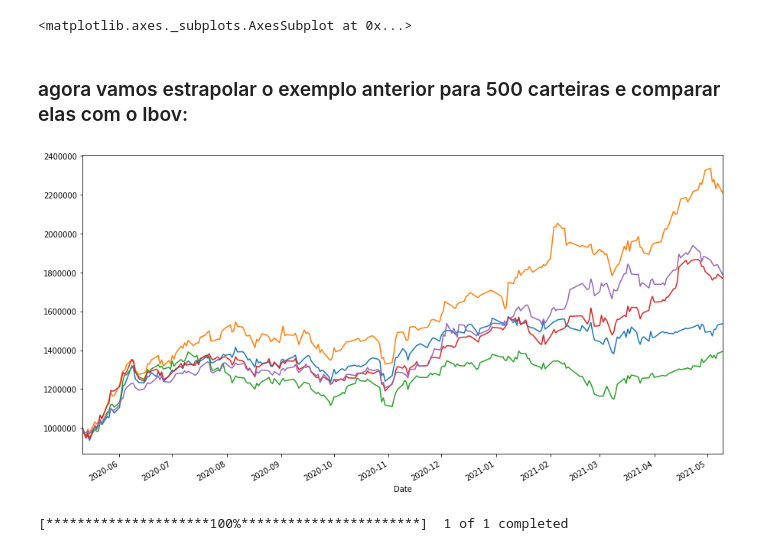
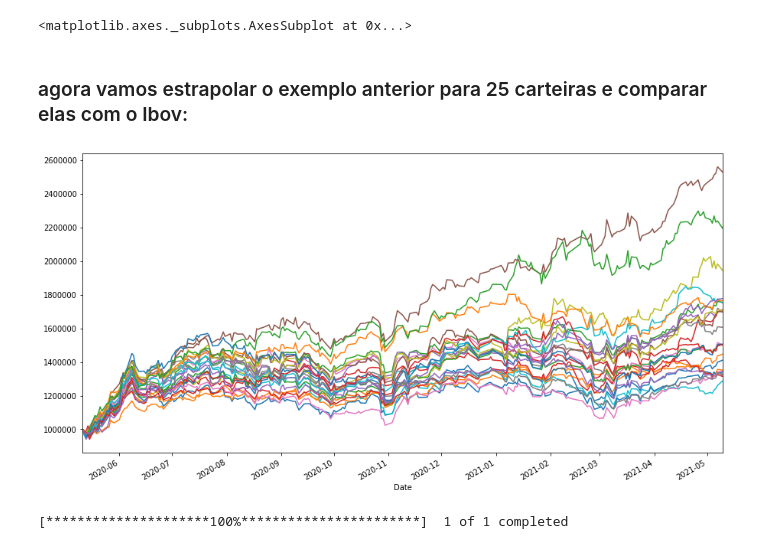
Before and after one commit to pedrojaoulack/economia, a Jupyter notebook: extracao/simulando_carteiras_de_acoes/simulando_carteira_de_acoes.ipynb, the cells around one changed output. Drawn from its saved outputs; the diff is of its cells as text; code cells hidden in the pictures.

Commit message:
mudança no gráfico gerado em simalando_carteira_de_acoes.ipynb

```diff
--- a/extracao/simulando_carteiras_de_acoes/simulando_carteira_de_acoes.ipynb
+++ b/extracao/simulando_carteiras_de_acoes/simulando_carteira_de_acoes.ipynb
@@ -181,18 +181,18 @@ carteira['Saldo'].plot(figsize=(15,8))
 # %% [output]
 <matplotlib.axes._subplots.AxesSubplot at 0x...>
 # %% [markdown]
-### agora vamos estrapolar o exemplo anterior para 500 carteiras e comparar elas com o Ibov:
+### agora vamos estrapolar o exemplo anterior para 25 carteiras e comparar elas com o Ibov:
 # %%
-for x in np.arange(5):
+for x in np.arange(25):
     numero_de_acoes = 10
     carteira = random.choices(dados_yahoo.columns, k=numero_de_acoes)
 
     carteira = 100_000 * retorno_acumulado.loc[: , carteira]
     carteira['Saldo'] = carteira.sum(axis=1)
     carteira['Retorno'] = carteira['Saldo'].pct_change()
     carteira['Saldo'].plot(figsize=(15,8))
 # %% [output]
-[figure, old version]
+[figure, new version]
 # %%
 #pegando dados do ibov:
 ibov = yf.download('BOVA11.SA', period='1y')['Adj Close']
```
